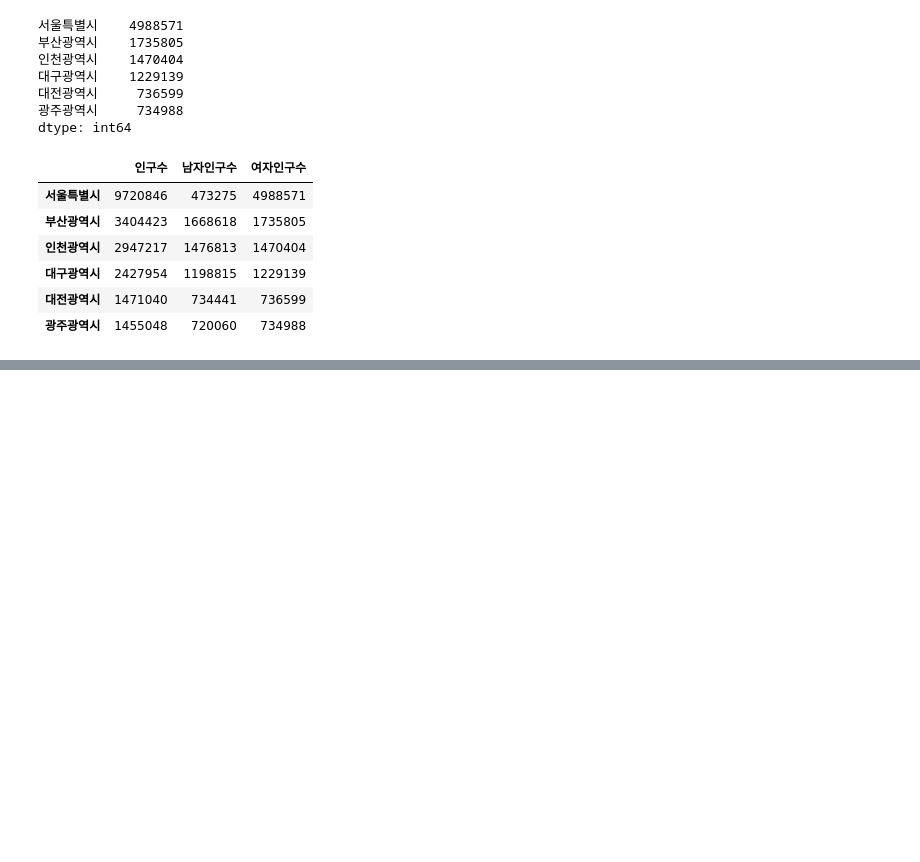
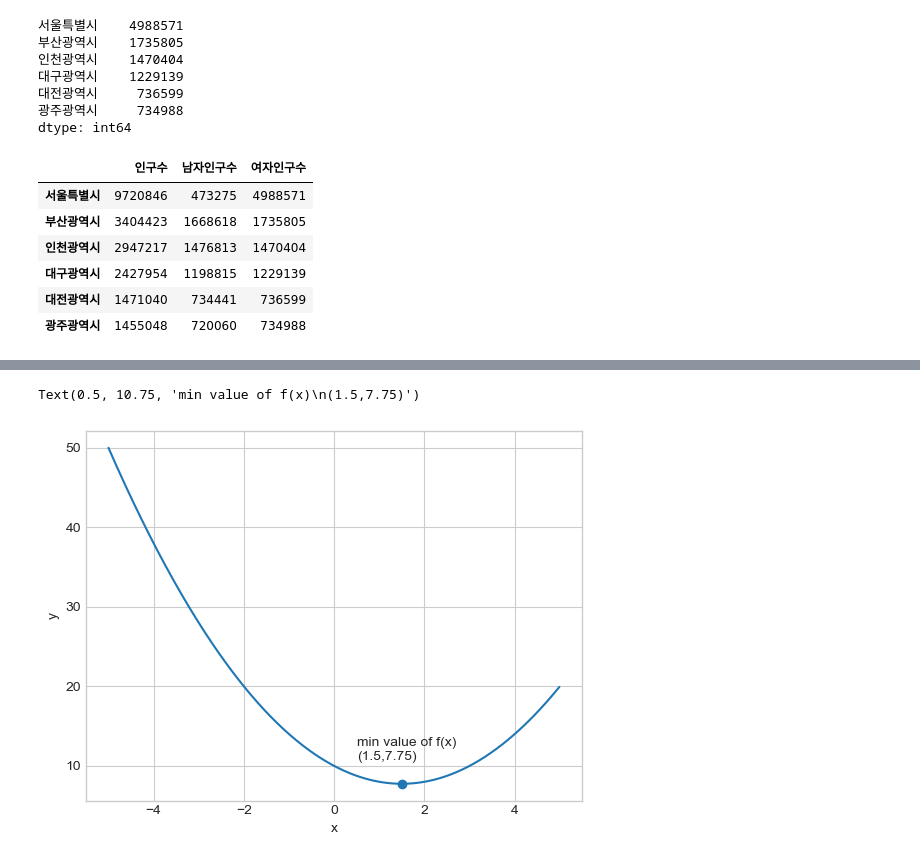
Before and after one commit to JDH00/Python_Jupyter, a Jupyter notebook: JustDOIT.ipynb, the cells around one changed output, grey strips where cells are left out. Cells and saved outputs as stored; diff of their text form; code cells hidden in the pictures; blank space fills up the shorter version.

```diff
--- a/JustDOIT.ipynb
+++ b/JustDOIT.ipynb
@@ -760,0 +785,18 @@ import numpy as np
+# %%
+def mf(x):
+    a=1
+    b=-3
+    c=10
+    return a*x**2+b*x+c
+# %%
+x=np.arange(-5,5,0.01)
+y=mf(x)
+
+plt.plot(x,y)
+plt.xlabel('x')
+plt.ylabel('y')
+plt.scatter(1.5,mf(1.5))
+plt.text(1.5-1,mf(1.5)+3, 'min value of f(x)\n({},{})'.format(1.5,mf(1.5)),fontsize=10)
+# %% [output]
+Text(0.5, 10.75, 'min value of f(x)\n(1.5,7.75)')
+[figure, added]
```
Also changed, not shown: parts of 4 cells of this notebook, 1 other file.
